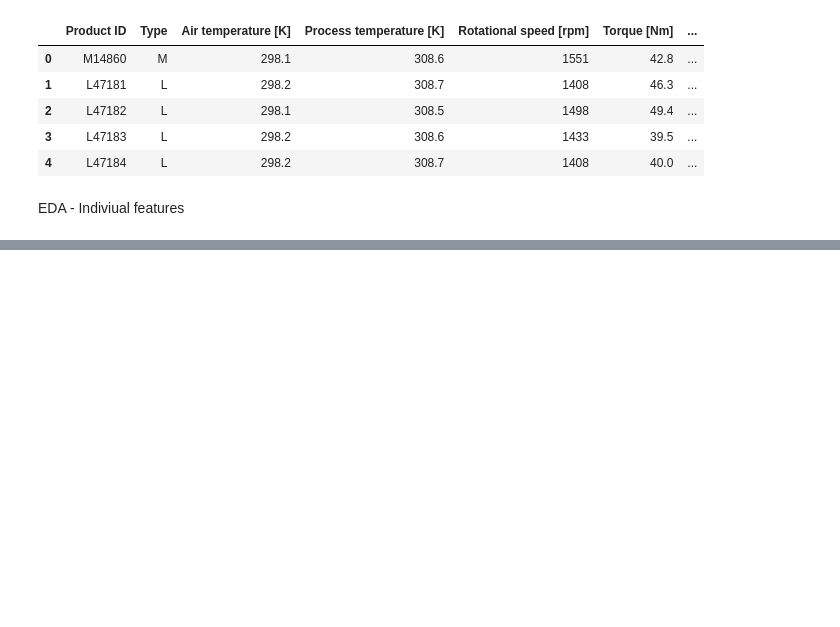
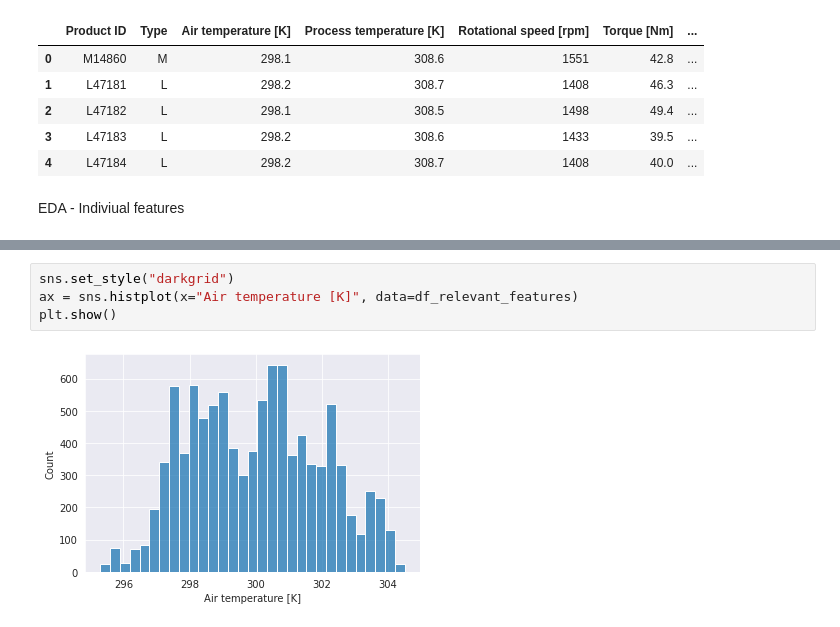
Before and after one commit to hargurjeet/MachineLearning, a Jupyter notebook: Predictive_Maintaince_Classification.ipynb, the cells around one changed output, grey strips where cells are left out. Cells and saved outputs as stored; diff of their text form; blank space fills up the shorter version.

```diff
--- a/Predictive_Maintaince_Classification.ipynb
+++ b/Predictive_Maintaince_Classification.ipynb
@@ -135,0 +143,6 @@ EDA - Indiviual features
+# %%
+sns.set_style("darkgrid")
+ax = sns.histplot(x="Air temperature [K]", data=df_relevant_features)
+plt.show()
+# %% [output]
+[figure, added]
```
Also changed, not shown: parts of 2 cells of this notebook.
